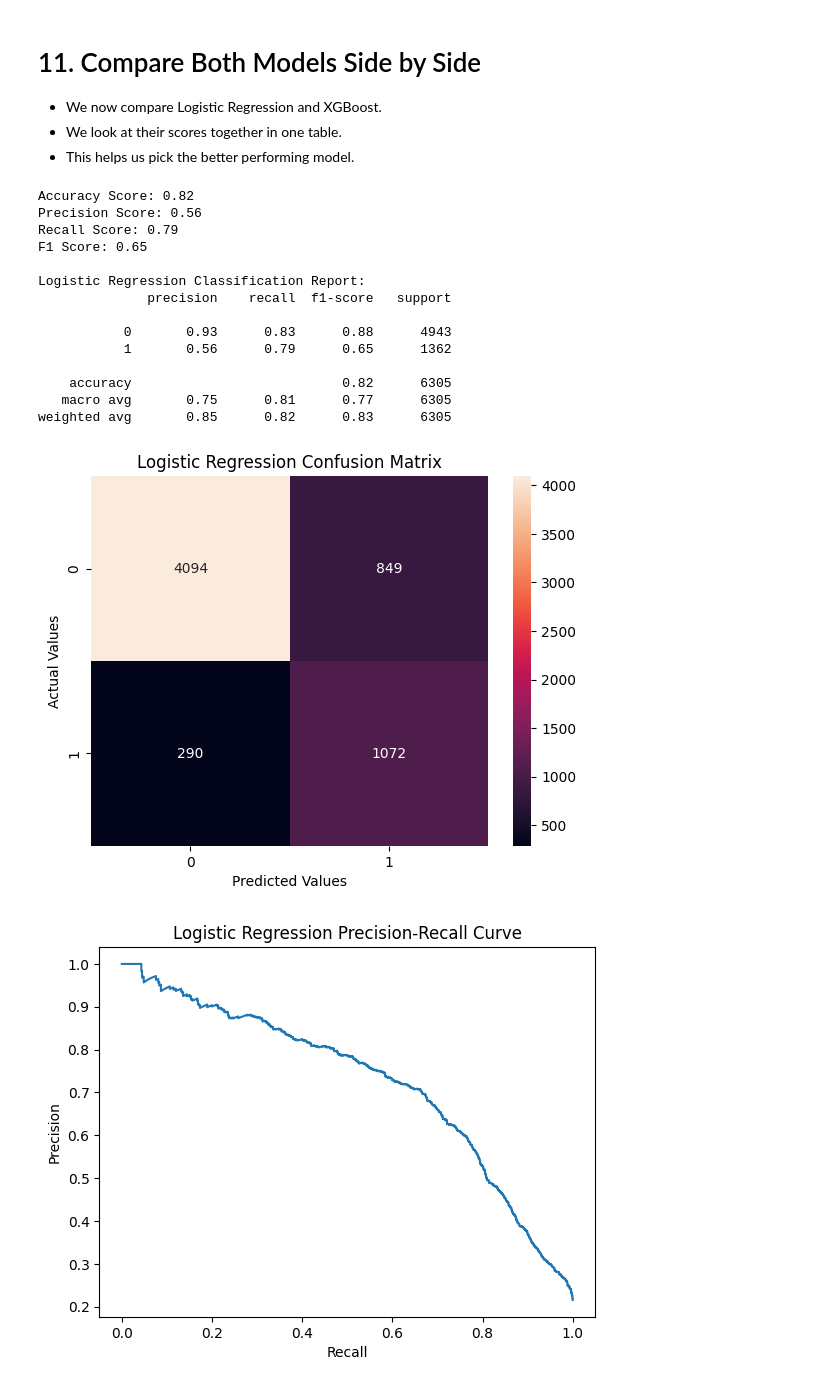
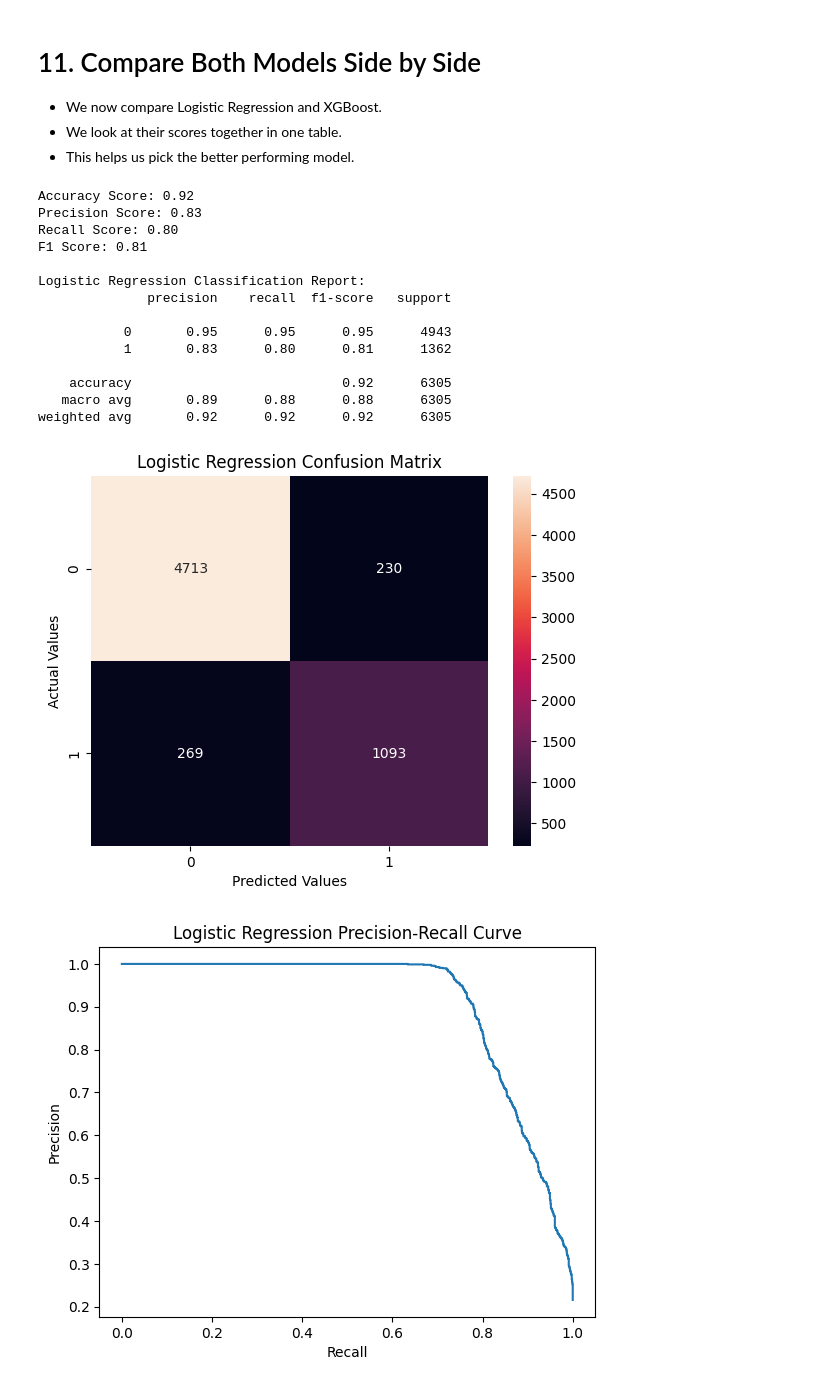
Before and after one commit to rudrascience/Credit_Risk_Analysis_and_Prediction, a Jupyter notebook: Credit_Risk_Assesment.ipynb, the cells around one changed output. Cells and saved outputs as stored; diff of their text form; code cells hidden in the pictures.

```diff
--- a/Credit_Risk_Assesment.ipynb
+++ b/Credit_Risk_Assesment.ipynb
@@ -663,21 +663,21 @@ random_search.best_params_
 * We look at their scores together in one table.
 * This helps us pick the better performing model.
 # %%
-evaluate_model("Logistic Regression", baseline_model, X_test, y_test)
+evaluate_model("Logistic Regression", random_search, X_test, y_test)
 # %% [output]
-Accuracy Score: 0.82
-Precision Score: 0.56
-Recall Score: 0.79
-F1 Score: 0.65
+Accuracy Score: 0.92
+Precision Score: 0.83
+Recall Score: 0.80
+F1 Score: 0.81
 
 Logistic Regression Classification Report:
               precision    recall  f1-score   support
 
-           0       0.93      0.83      0.88      4943
-           1       0.56      0.79      0.65      1362
+           0       0.95      0.95      0.95      4943
+           1       0.83      0.80      0.81      1362
 
-    accuracy                           0.82      6305
-   macro avg       0.75      0.81      0.77      6305
-weighted avg       0.85      0.82      0.83      6305
+    accuracy                           0.92      6305
+   macro avg       0.89      0.88      0.88      6305
+weighted avg       0.92      0.92      0.92      6305
-[figure, old version]
+[figure, new version]
-[figure, old version]
+[figure, new version]
```
Also changed, not shown: parts of 1 cell of this notebook.
